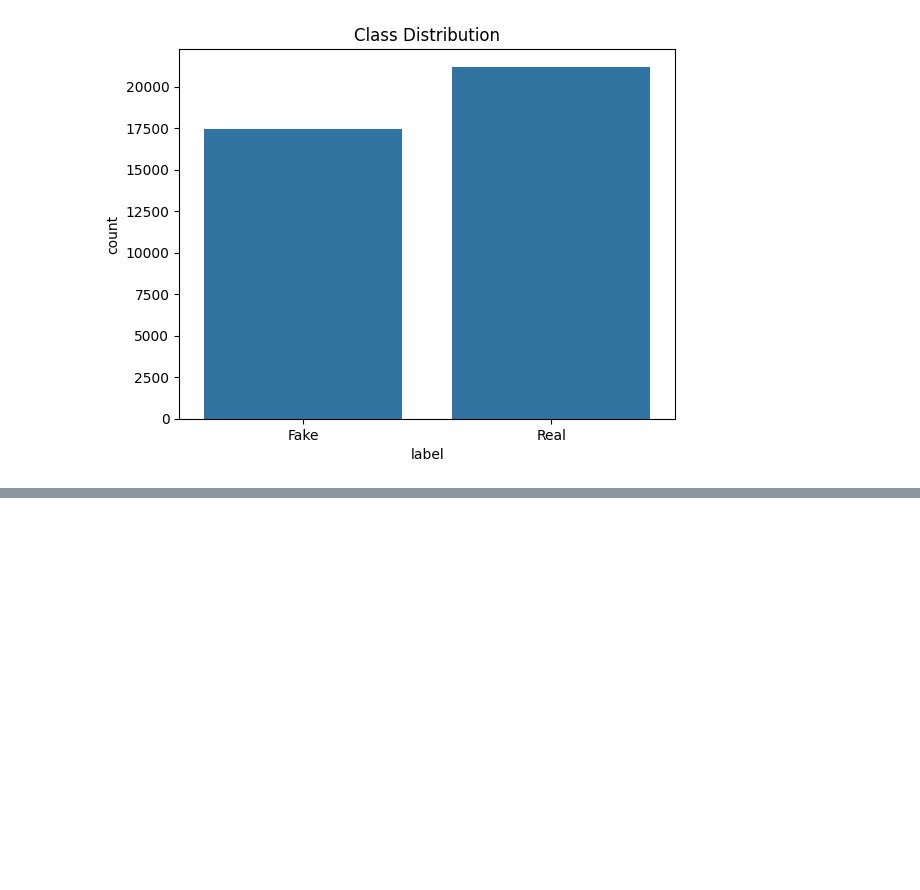
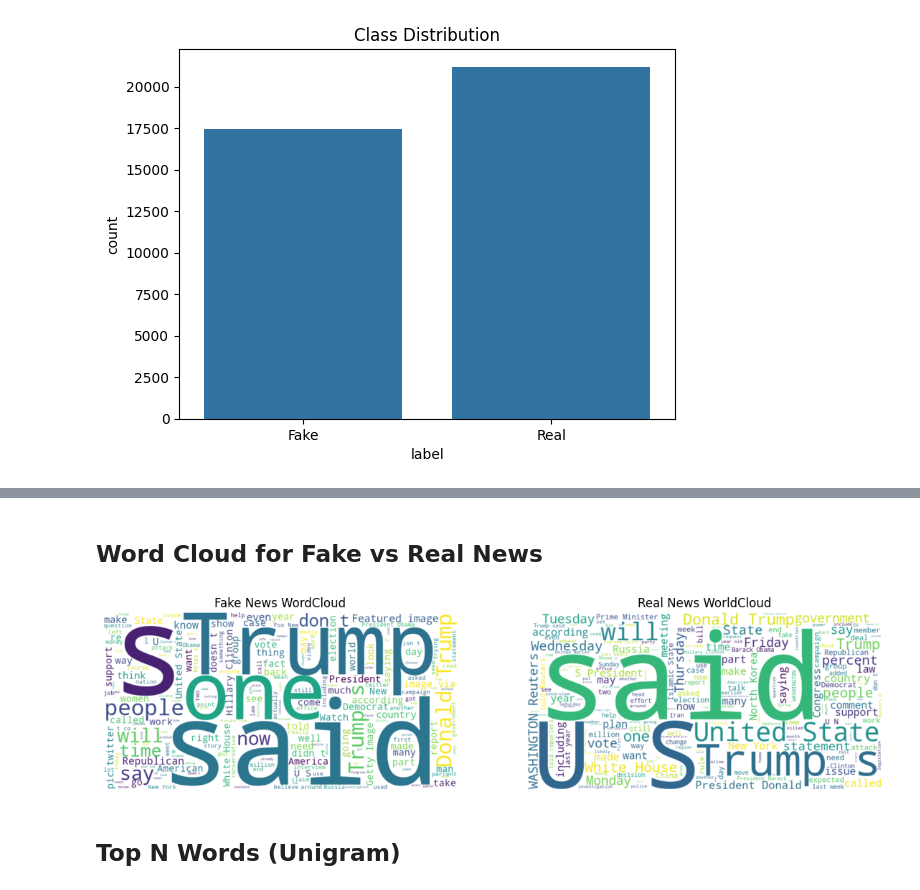
Before and after one commit to subeshyadav3/fake-news-classifier-nlp, a Jupyter notebook: fake-news-classifier-nlp/notebooks/fake_news_detection.ipynb, the cells around one changed output, grey strips where cells are left out. Drawn from its saved outputs; the diff is of its cells as text; code cells hidden in the pictures; blank space fills up the shorter version.

```diff
--- a/fake-news-classifier-nlp/notebooks/fake_news_detection.ipynb
+++ b/fake-news-classifier-nlp/notebooks/fake_news_detection.ipynb
@@ -136,0 +150,25 @@ plt.show()
+# %% [markdown]
+## Word Cloud for Fake vs Real News
+# %%
+from wordcloud import WordCloud
+
+fake_text = " ".join(News[News['label'] == 0]['text'])
+real_text = " ".join(News[News['label']==1]['text'])
+
+plt.figure(figsize=(14,6))
+plt.subplot(1,2,1)
+wc_fake = WordCloud(width = 800, height = 400, background_color='white').generate(fake_text)
+plt.imshow(wc_fake, interpolation='bilinear')
+plt.axis("off")
+plt.title("Fake News WordCloud")
+
+plt.subplot(1,2,2)
+wc_real= WordCloud(width=800, height=400, background_color='white').generate(real_text)
+plt.imshow(wc_real, interpolation='bilinear')
+plt .axis("off")
+plt.title("Real News WorldCloud")
+plt.show()
+# %% [output]
+[figure, added]
+# %% [markdown]
+## Top N Words (Unigram)
```
Also changed, not shown: parts of 17 cells of this notebook.
